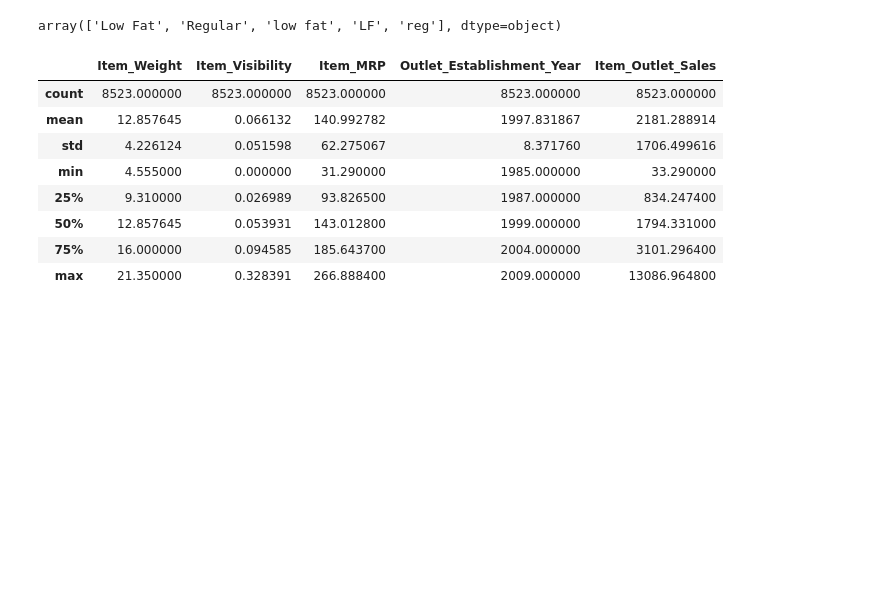
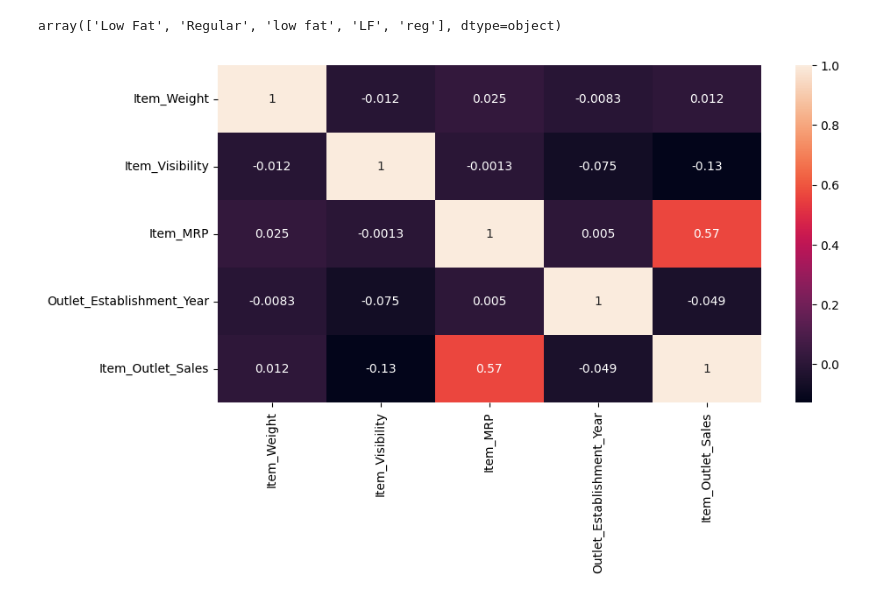
Before and after one commit to justkayd/ds01SalesPredictions, a Jupyter notebook: ds01SalesPredictions.ipynb, the cells around one changed output. Cells and saved outputs as stored; diff of their text form; code cells hidden in the pictures; blank space fills up the shorter version.

```diff
--- a/ds01SalesPredictions.ipynb
+++ b/ds01SalesPredictions.ipynb
@@ -75,8 +78,6 @@ dtype: int64
 df['Item_Weight'].fillna(df['Item_Weight'].mean(), inplace=True)
 
 #Frankly speaking, I doubt this is the most accurate solution, but this is the one I am most familiar with.
-# %%
-df['Outlet_Size'].fillna(df['Outlet_Size'].mode()[0], inplace=True)
 # %%
 df.head()
 # %% [output]
@@ -110,15 +111,10 @@ array(['Low Fat', 'Regular', 'low fat', 'LF', 'reg'], dtype=object)
 df['Item_Fat_Content'].replace('LF', 'Low Fat', inplace=True)
 # %%
 df['Item_Fat_Content'].replace('reg', 'Regular', inplace=True)
-# %%
-df.describe()
-# %% [output]
-|  | Item_Weight | Item_Visibility | Item_MRP | Outlet_Establishment_Year | Item_Outlet_Sales |
-| count | 8523.000000 | 8523.000000 | 8523.000000 | 8523.000000 | 8523.000000 |
-| mean | 12.857645 | 0.066132 | 140.992782 | 1997.831867 | 2181.288914 |
-| std | 4.226124 | 0.051598 | 62.275067 | 8.371760 | 1706.499616 |
-| min | 4.555000 | 0.000000 | 31.290000 | 1985.000000 | 33.290000 |
-| 25% | 9.310000 | 0.026989 | 93.826500 | 1987.000000 | 834.247400 |
-| 50% | 12.857645 | 0.053931 | 143.012800 | 1999.000000 | 1794.331000 |
-| 75% | 16.000000 | 0.094585 | 185.643700 | 2004.000000 | 3101.296400 |
-| max | 21.350000 | 0.328391 | 266.888400 | 2009.000000 | 13086.964800 |
+# %%
+plt.figure(figsize=(10, 5))
+corr = df.corr(method='pearson', numeric_only=True)
+sns.heatmap(corr, annot=True)
+plt.show()
+# %% [output]
+[figure, added]
```
Also changed, not shown: parts of 10 cells of this notebook.
